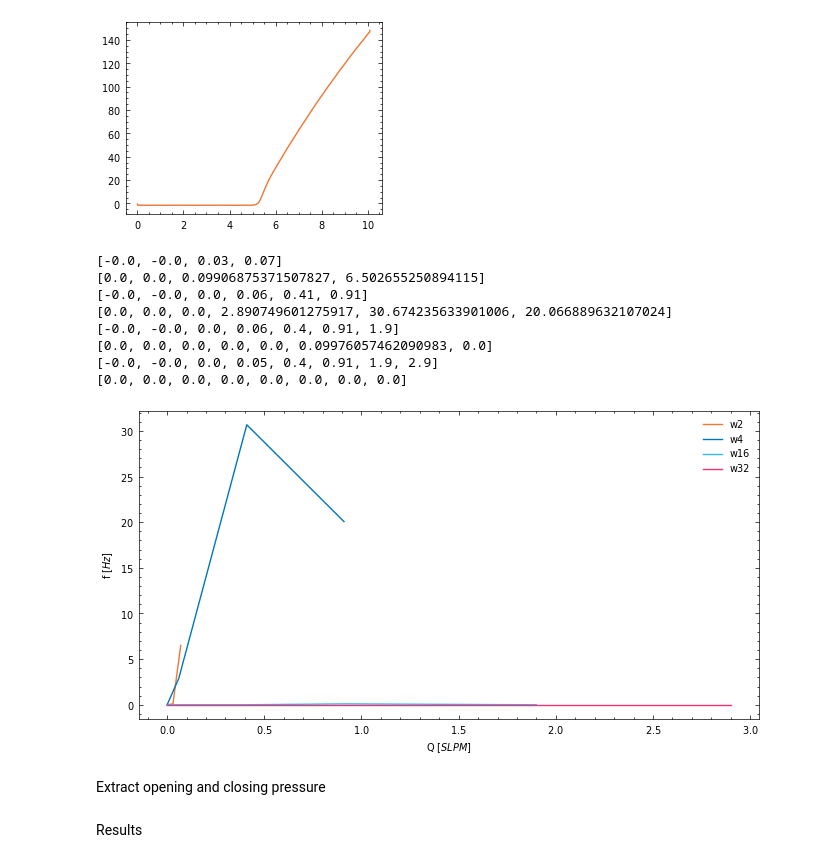
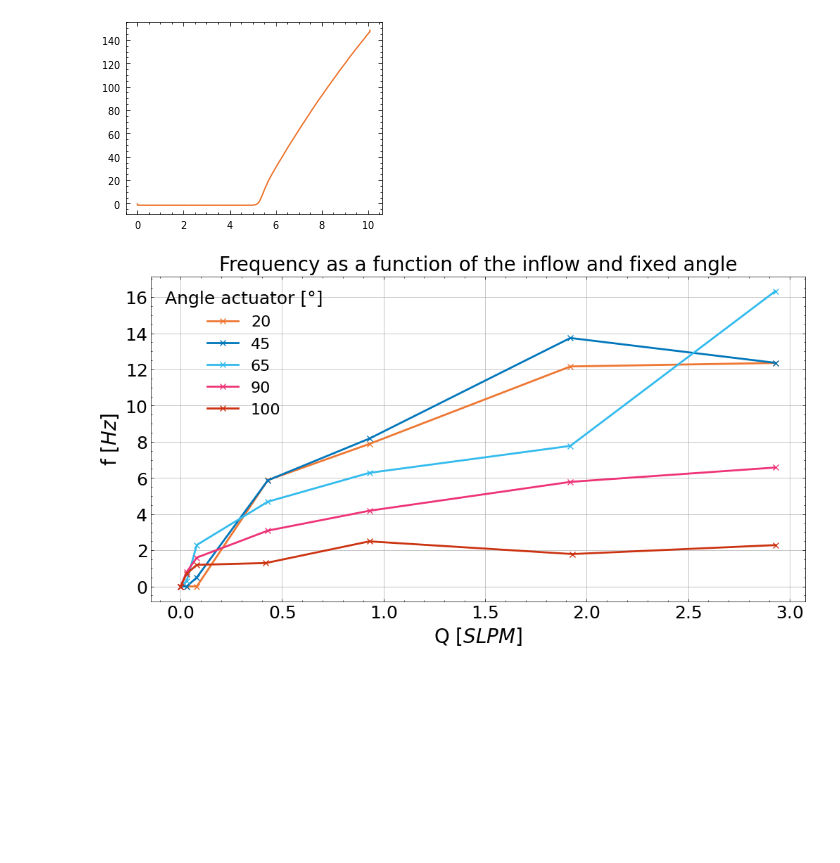
Before and after one commit to Olviel/Thermal_Soft_Robotics, a Jupyter notebook: Thermal_actuation/Experimental/Fluidic/Actuators/Actuator_main.ipynb, the cells around one changed output. Drawn from its saved outputs; the diff is of its cells as text; code cells hidden in the pictures; blank space fills up the shorter version.

Commit message:
finished plot for different angles

```diff
--- a/Thermal_actuation/Experimental/Fluidic/Actuators/Actuator_main.ipynb
+++ b/Thermal_actuation/Experimental/Fluidic/Actuators/Actuator_main.ipynb
@@ -22,7 +22,7 @@ from save_plot_func import save_plot
 # %%
 #Location = r"C:\Users\Olivi\OneDrive - TU Eindhoven\Soft robotic matter\data_analysis"
 Location = r"//sun/overvelde/group-folder/PROJECTS/Thermal_soft_robotics_Olivier/Git/Thermal_Soft_Robotics/Thermal_actuation/Experimental/Fluidic/Actuators"
-Foldernames = ["/Data/width_sweep"]
+Foldernames = ["/Data/Angle_sweep"]
 
 data = FluidicSetupFunctions.LoadData(Foldernames = Foldernames,Location=Location)
 
@@ -51,7 +52,7 @@ Loading... Folder 1 of 1, Sample 4 of 4
 items = data[1]['Samplename']
 
 # Use regular expression to match 'w' followed by any number of digits
-Sample_names = [re.match(r'(w\d+)_', item).group(1) if re.match(r'(w\d+)_', item) else item for item in items]
+Sample_names = [re.search(r'phi_(\d+)', item).group(1) if re.search(r'phi_(\d+)', item) else item for item in items]
 
 print(Sample_names)
 # %% [output]
@@ -176,7 +178,7 @@ cutoff = 150  # cutoff frequency in Hz for low-pass filter
 # Window size for smoothing
 window_size = 100
 
-plt.figure(figsize=(8, 4))
+plt.figure(figsize=(12, 6))
 
 Q_mean = []
 f=[]
@@ -185,51 +187,42 @@ results = []
 for index, runs_data in enumerate(data_sliced):
     Q_mean = []
     f=[]
     for i,run_data in enumerate(runs_data):
         #print(i,run_data)
         time = run_data["Time"]
         P_raw = run_data["Pressure"]
 
 
         # Filter the signal
         filtered_pressure = butter_lowpass_filter(P_raw, cutoff, fs)
         P = moving_average(filtered_pressure,window_size)
 
         # Find peaks with dynamic thresholding and minimum distance
         peaks, _ = find_peaks(P,height=40)
         n_peaks = len(peaks)
 
 
         measurement_t = len(run_data["Time"])/1000
         f.append(n_peaks/measurement_t )
 
 
     # Correct usage of np.round and np.mean for labeling
         mean_flow = np.round(np.mean(run_data["Flow"]), 2)
         Q_mean.append(mean_flow)
 
-    # zip and store results
-    results.append(zip(f,Q_mean))
-    print(Q_mean)
-    print(f)
+    plt.plot(Q_mean,f,label=Sample_names[index],marker='x',linewidth=2, markersize=6)
+fontsize_titles = 20
 
-    plt.plot(Q_mean,f,label=Sample_names[index])
+plt.tick_params(axis='both', which='major', labelsize=18)
+plt.rcParams['legend.title_fontsize'] = 18
 
-plt.xlabel("Q [$SLPM$]")
-plt.ylabel("f [$Hz$]")
-plt.legend()
+plt.xlabel("Q [$SLPM$]", fontsize=fontsize_titles)  # Increase font size for axis labels
+plt.ylabel("f [$Hz$]", fontsize=fontsize_titles)
+plt.title('Frequency as a function of the inflow and fixed angle', fontsize=fontsize_titles)  # Title with larger font
+
+plt.legend(title='Angle actuator [°]', fontsize=16)  # Legend with readable font size
+plt.grid(True)  # Add grid for better readability of data points
+
 plt.show()
 # %% [output]
-[-0.0, -0.0, 0.03, 0.07]
-[0.0, 0.0, 0.09906875371507827, 6.502655250894115]
-[-0.0, -0.0, 0.0, 0.06, 0.41, 0.91]
-[0.0, 0.0, 0.0, 2.890749601275917, 30.674235633901006, 20.066889632107024]
-[-0.0, -0.0, 0.0, 0.06, 0.4, 0.91, 1.9]
-[0.0, 0.0, 0.0, 0.0, 0.0, 0.09976057462090983, 0.0]
-[-0.0, -0.0, 0.0, 0.05, 0.4, 0.91, 1.9, 2.9]
-[0.0, 0.0, 0.0, 0.0, 0.0, 0.0, 0.0, 0.0]
-[figure, old version]
+[figure, new version]
-# %% [markdown]
-Extract opening and closing pressure
-# %% [markdown]
-Results
```
Also changed, not shown: parts of 3 cells of this notebook.
